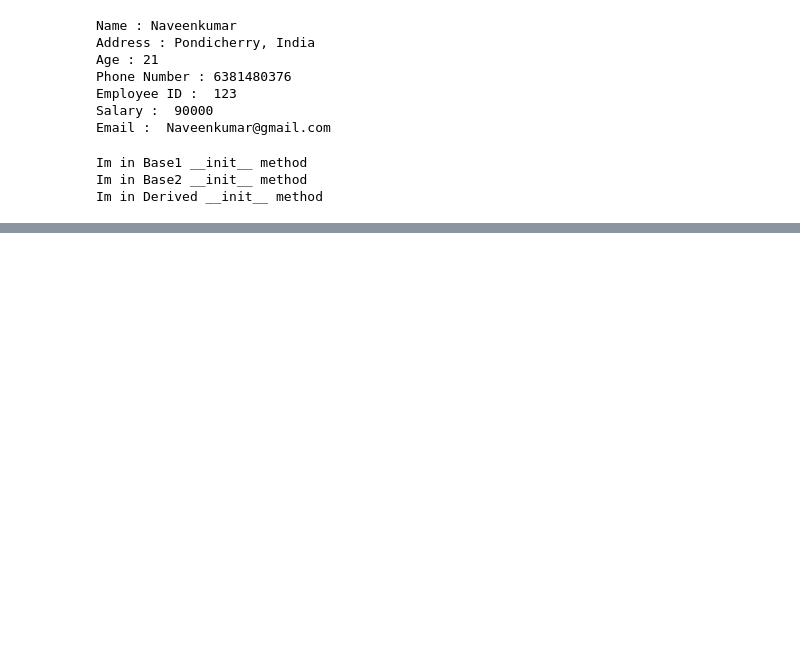
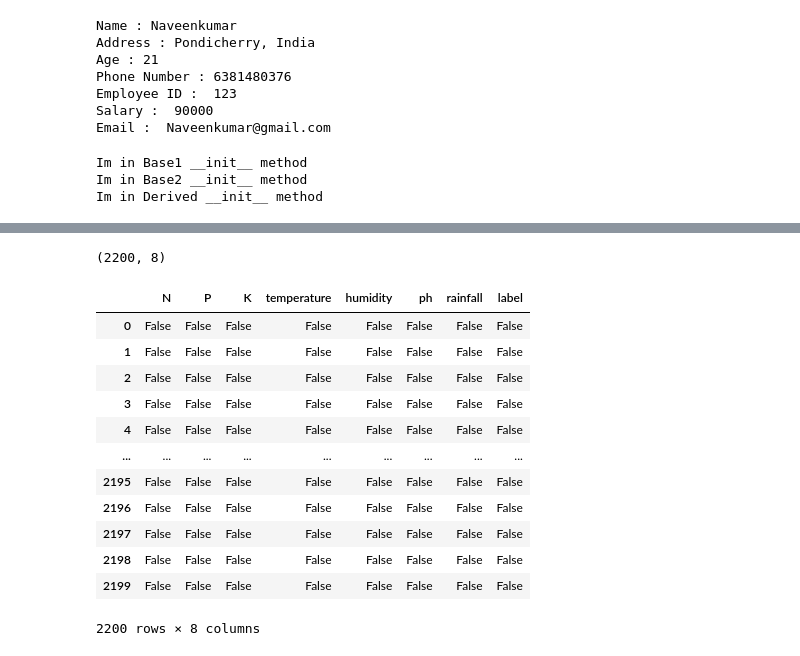
Before and after one commit to 2002NaveenKumar/Python_Tutorial, a Jupyter notebook: python_entire_tutorial.ipynb, the cells around one changed output, grey strips where cells are left out. Saved outputs shown, nothing was run; the diff lists cells and outputs as text; code cells hidden in the pictures; blank space fills up the shorter version.

```diff
--- a/python_entire_tutorial.ipynb
+++ b/python_entire_tutorial.ipynb
@@ -3194,0 +3600,20 @@ Im in Derived __init__ method
+# %%
+data.shape
+# %% [output]
+(2200, 8)
+# %%
+data.isnull()
+# %% [output]
+|  | N | P | K | temperature | humidity | ph | rainfall | label |
+| 0 | False | False | False | False | False | False | False | False |
+| 1 | False | False | False | False | False | False | False | False |
+| 2 | False | False | False | False | False | False | False | False |
+| 3 | False | False | False | False | False | False | False | False |
+| 4 | False | False | False | False | False | False | False | False |
+| ... | ... | ... | ... | ... | ... | ... | ... | ... |
+| 2195 | False | False | False | False | False | False | False | False |
+| 2196 | False | False | False | False | False | False | False | False |
+| 2197 | False | False | False | False | False | False | False | False |
+| 2198 | False | False | False | False | False | False | False | False |
+| 2199 | False | False | False | False | False | False | False | False |
+2200 rows × 8 columns
```
Also changed, not shown: parts of 65 cells of this notebook, 2 other files.
